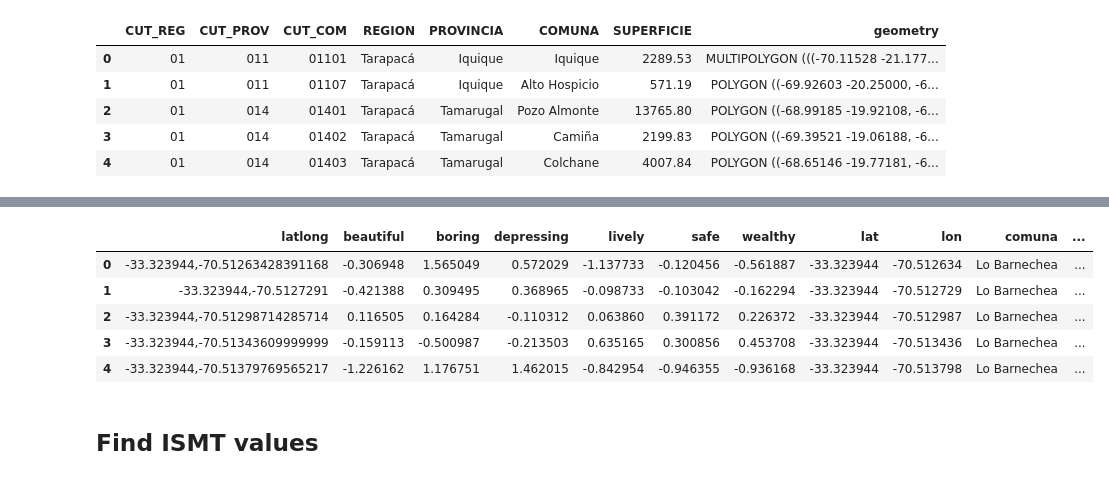
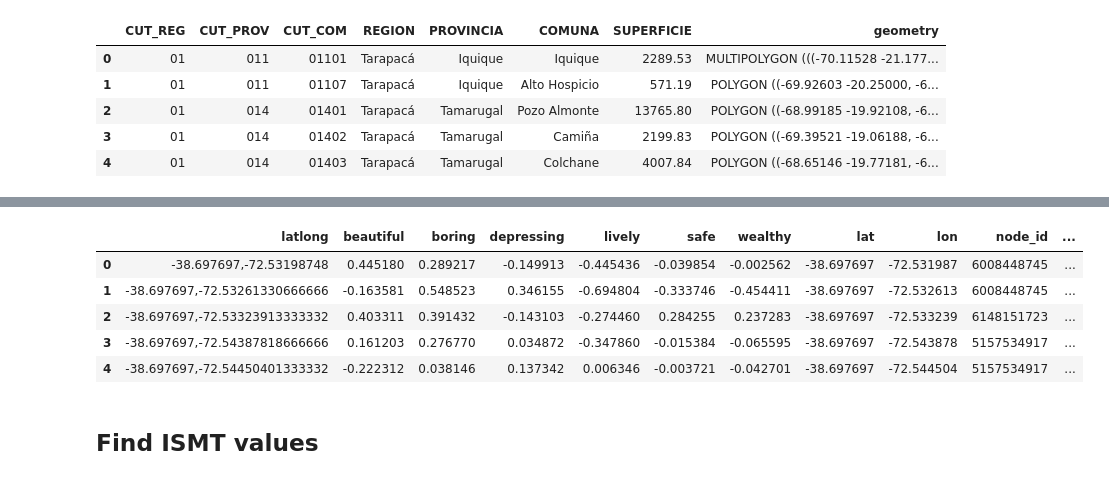
Before and after one commit to MaxOjeda/GNN-Socioeconomic-Prediction, a Jupyter notebook: New_Features.ipynb, the cells around one changed output, grey strips where cells are left out. Cells and saved outputs as stored; diff of their text form; code cells hidden in the pictures.

Commit message:
temuco

```diff
--- a/New_Features.ipynb
+++ b/New_Features.ipynb
@@ -86,13 +99,13 @@ santiago_with_divisions.to_csv('Data/dataset_santiago.csv', index=False)
 # %%
-df = pd.read_csv('Data/dataset_santiago.csv')
+df = pd.read_csv('Data/dataset_temuco.csv')
 df.head()
 # %% [output]
-|  | latlong | beautiful | boring | depressing | lively | safe | wealthy | lat | lon | comuna | ... |
-| 0 | -33.323944,-70.51263428391168 | -0.306948 | 1.565049 | 0.572029 | -1.137733 | -0.120456 | -0.561887 | -33.323944 | -70.512634 | Lo Barnechea | ... |
-| 1 | -33.323944,-70.5127291 | -0.421388 | 0.309495 | 0.368965 | -0.098733 | -0.103042 | -0.162294 | -33.323944 | -70.512729 | Lo Barnechea | ... |
-| 2 | -33.323944,-70.51298714285714 | 0.116505 | 0.164284 | -0.110312 | 0.063860 | 0.391172 | 0.226372 | -33.323944 | -70.512987 | Lo Barnechea | ... |
-| 3 | -33.323944,-70.51343609999999 | -0.159113 | -0.500987 | -0.213503 | 0.635165 | 0.300856 | 0.453708 | -33.323944 | -70.513436 | Lo Barnechea | ... |
-| 4 | -33.323944,-70.51379769565217 | -1.226162 | 1.176751 | 1.462015 | -0.842954 | -0.946355 | -0.936168 | -33.323944 | -70.513798 | Lo Barnechea | ... |
+|  | latlong | beautiful | boring | depressing | lively | safe | wealthy | lat | lon | node_id | ... |
+| 0 | -38.697697,-72.53198748 | 0.445180 | 0.289217 | -0.149913 | -0.445436 | -0.039854 | -0.002562 | -38.697697 | -72.531987 | 6008448745 | ... |
+| 1 | -38.697697,-72.53261330666666 | -0.163581 | 0.548523 | 0.346155 | -0.694804 | -0.333746 | -0.454411 | -38.697697 | -72.532613 | 6008448745 | ... |
+| 2 | -38.697697,-72.53323913333332 | 0.403311 | 0.391432 | -0.143103 | -0.274460 | 0.284255 | 0.237283 | -38.697697 | -72.533239 | 6148151723 | ... |
+| 3 | -38.697697,-72.54387818666666 | 0.161203 | 0.276770 | 0.034872 | -0.347860 | -0.015384 | -0.065595 | -38.697697 | -72.543878 | 5157534917 | ... |
+| 4 | -38.697697,-72.54450401333332 | -0.222312 | 0.038146 | 0.137342 | 0.006346 | -0.003721 | -0.042701 | -38.697697 | -72.544504 | 5157534917 | ... |
 # %% [markdown]
 ## Find ISMT values
 # %%
```
Also changed, not shown: parts of 23 cells of this notebook, 17 other files.
